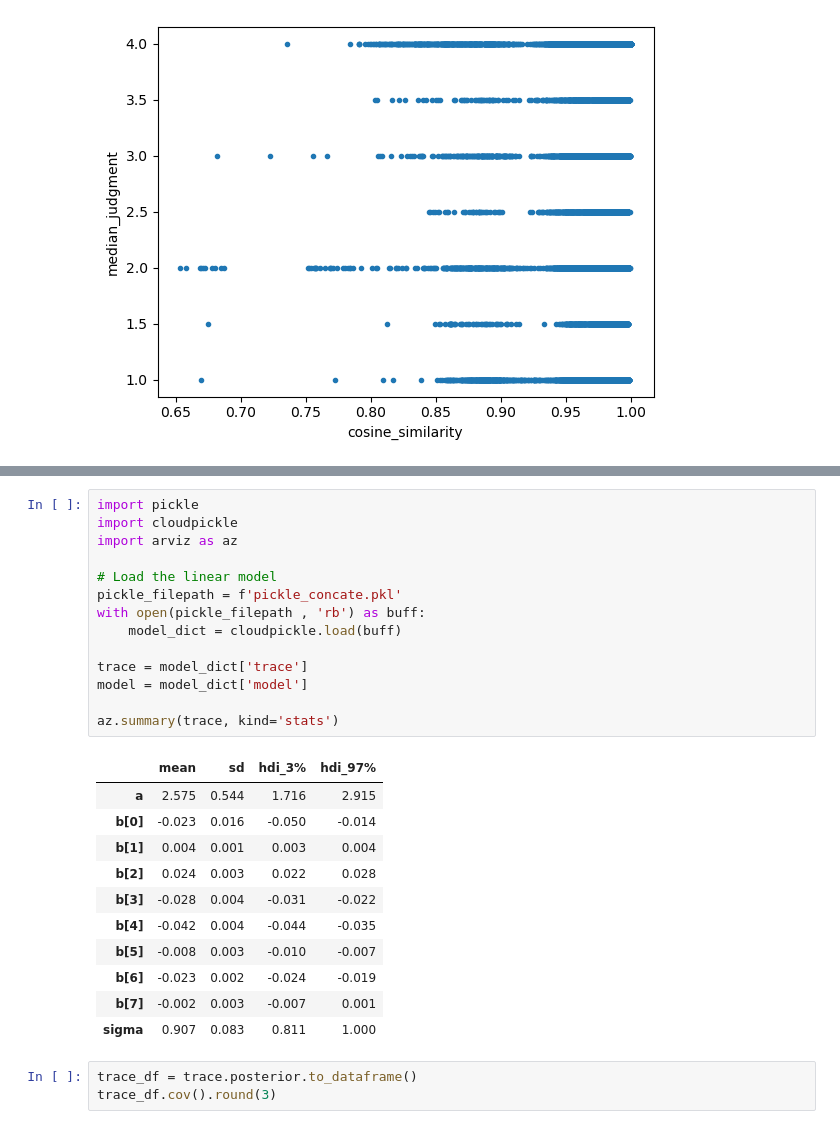
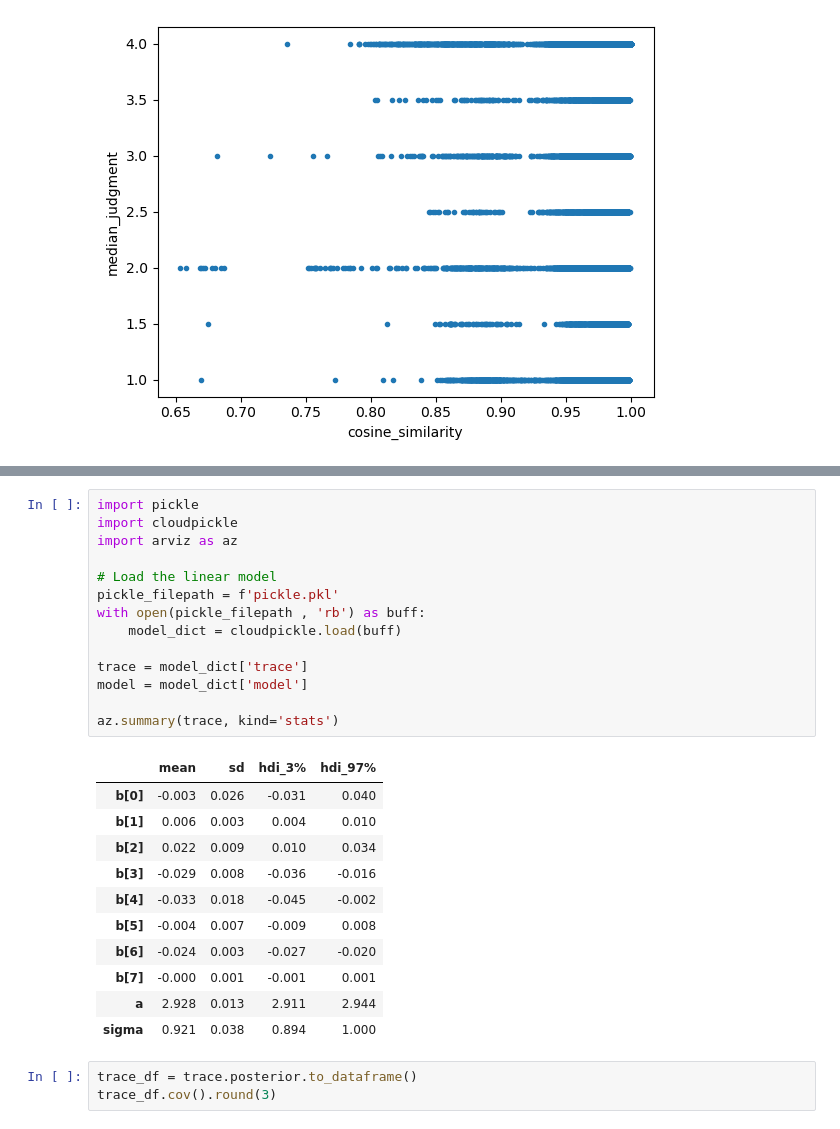
Before and after one commit to Le-Long/Bayesian-DisWiC, a Jupyter notebook: analyze.ipynb, the cells around one changed output, grey strips where cells are left out. Saved outputs shown, nothing was run; the diff lists cells and outputs as text.

```diff
--- a/analyze.ipynb
+++ b/analyze.ipynb
@@ -43,29 +44,29 @@ Text(0, 0.5, 'median_judgment')
 # %%
 import pickle
 import cloudpickle
 import arviz as az
 
 # Load the linear model
-pickle_filepath = f'pickle_concate.pkl'
+pickle_filepath = f'pickle.pkl'
 with open(pickle_filepath , 'rb') as buff:
     model_dict = cloudpickle.load(buff)
 
 trace = model_dict['trace']
 model = model_dict['model']
 
 az.summary(trace, kind='stats')
 # %% [output]
 |  | mean | sd | hdi_3% | hdi_97% |
-| a | 2.575 | 0.544 | 1.716 | 2.915 |
-| b[0] | -0.023 | 0.016 | -0.050 | -0.014 |
-| b[1] | 0.004 | 0.001 | 0.003 | 0.004 |
-| b[2] | 0.024 | 0.003 | 0.022 | 0.028 |
-| b[3] | -0.028 | 0.004 | -0.031 | -0.022 |
-| b[4] | -0.042 | 0.004 | -0.044 | -0.035 |
-| b[5] | -0.008 | 0.003 | -0.010 | -0.007 |
-| b[6] | -0.023 | 0.002 | -0.024 | -0.019 |
-| b[7] | -0.002 | 0.003 | -0.007 | 0.001 |
-| sigma | 0.907 | 0.083 | 0.811 | 1.000 |
+| b[0] | -0.003 | 0.026 | -0.031 | 0.040 |
+| b[1] | 0.006 | 0.003 | 0.004 | 0.010 |
+| b[2] | 0.022 | 0.009 | 0.010 | 0.034 |
+| b[3] | -0.029 | 0.008 | -0.036 | -0.016 |
+| b[4] | -0.033 | 0.018 | -0.045 | -0.002 |
+| b[5] | -0.004 | 0.007 | -0.009 | 0.008 |
+| b[6] | -0.024 | 0.003 | -0.027 | -0.020 |
+| b[7] | -0.000 | 0.001 | -0.001 | 0.001 |
+| a | 2.928 | 0.013 | 2.911 | 2.944 |
+| sigma | 0.921 | 0.038 | 0.894 | 1.000 |
 # %%
 trace_df = trace.posterior.to_dataframe()
 trace_df.cov().round(3)
```
Also changed, not shown: parts of 4 cells of this notebook.
